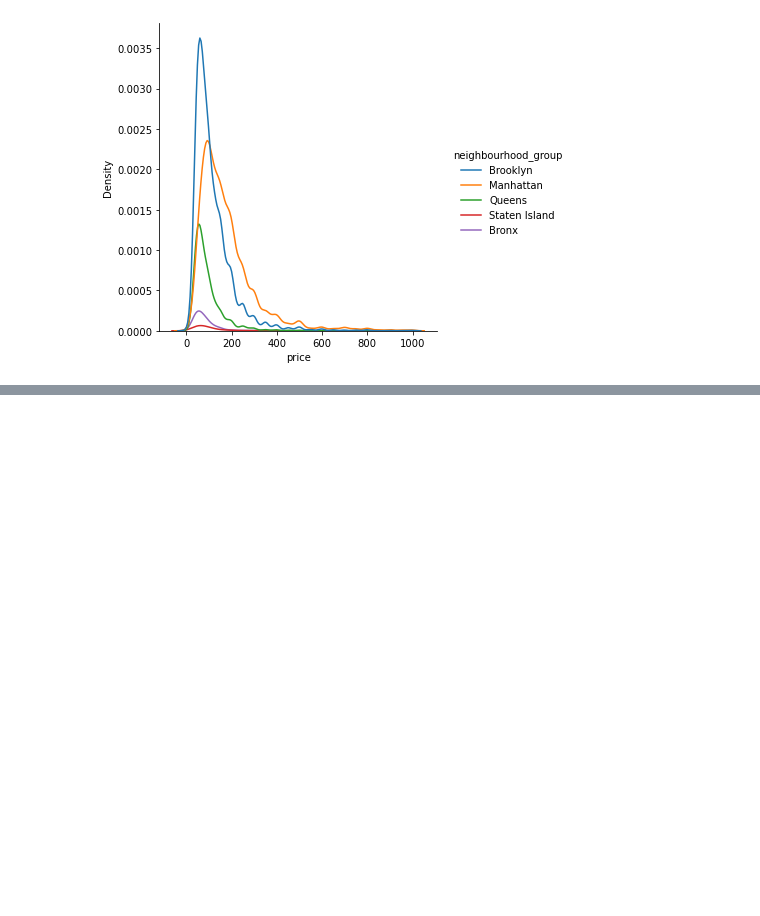
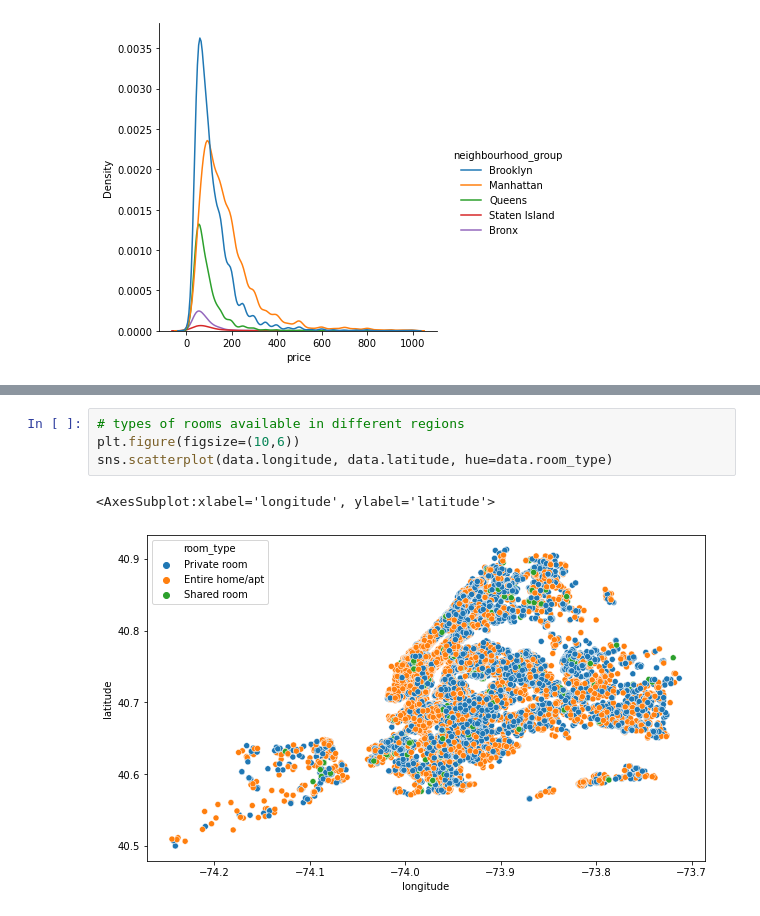
Before and after one commit to imnikhilanand/NYC-AirBNB-Open-Data-Analysis, a Jupyter notebook: notebooks/EDA.ipynb, the cells around one changed output, grey strips where cells are left out. Cells and saved outputs as stored; diff of their text form; blank space fills up the shorter version.

```diff
--- a/notebooks/EDA.ipynb
+++ b/notebooks/EDA.ipynb
@@ -178,0 +184,7 @@ numpy.int64
+# %%
+# types of rooms available in different regions
+plt.figure(figsize=(10,6))
+sns.scatterplot(data.longitude, data.latitude, hue=data.room_type)
+# %% [output]
+<AxesSubplot:xlabel='longitude', ylabel='latitude'>
+[figure, added]
```
Also changed, not shown: parts of 21 cells of this notebook.
